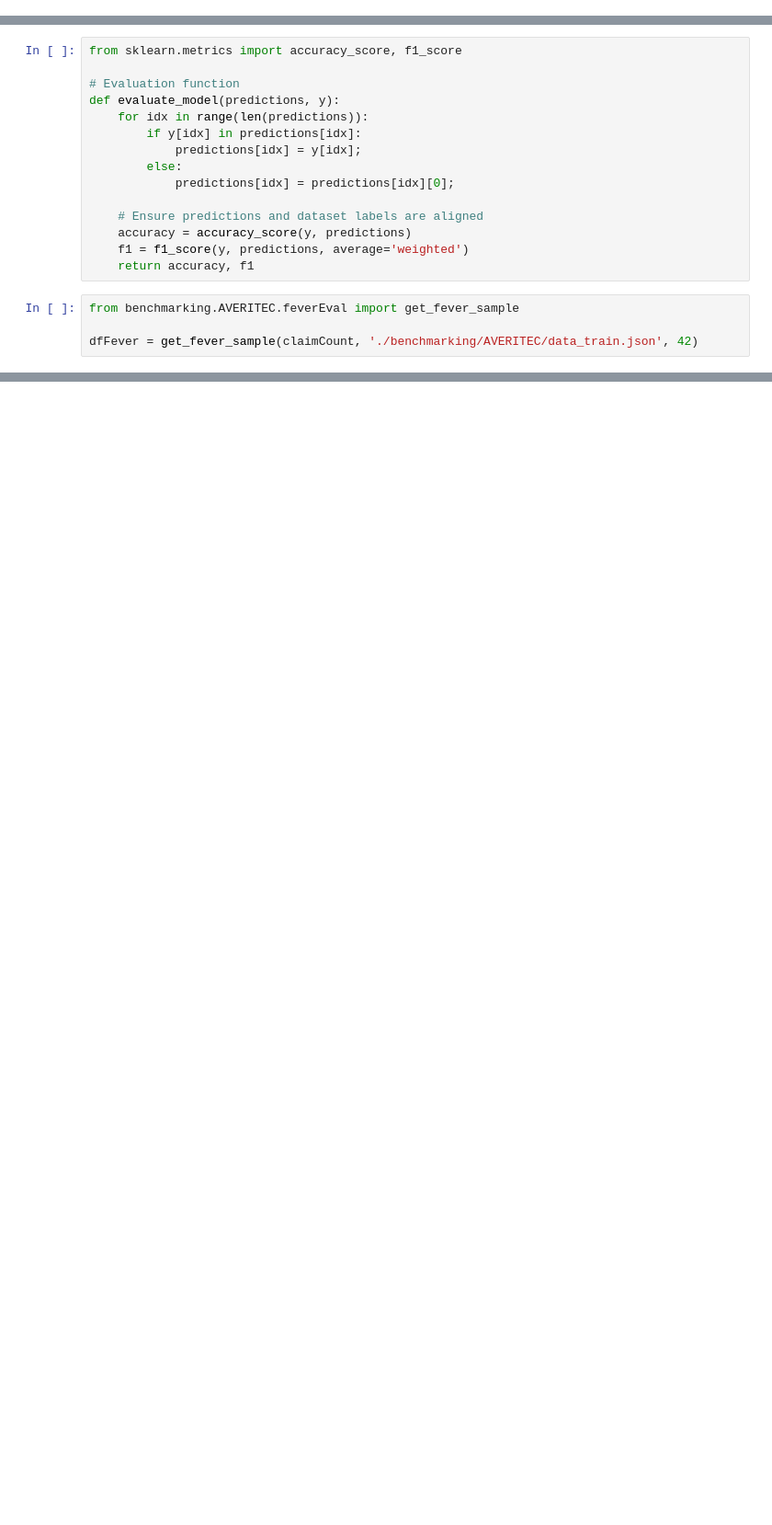
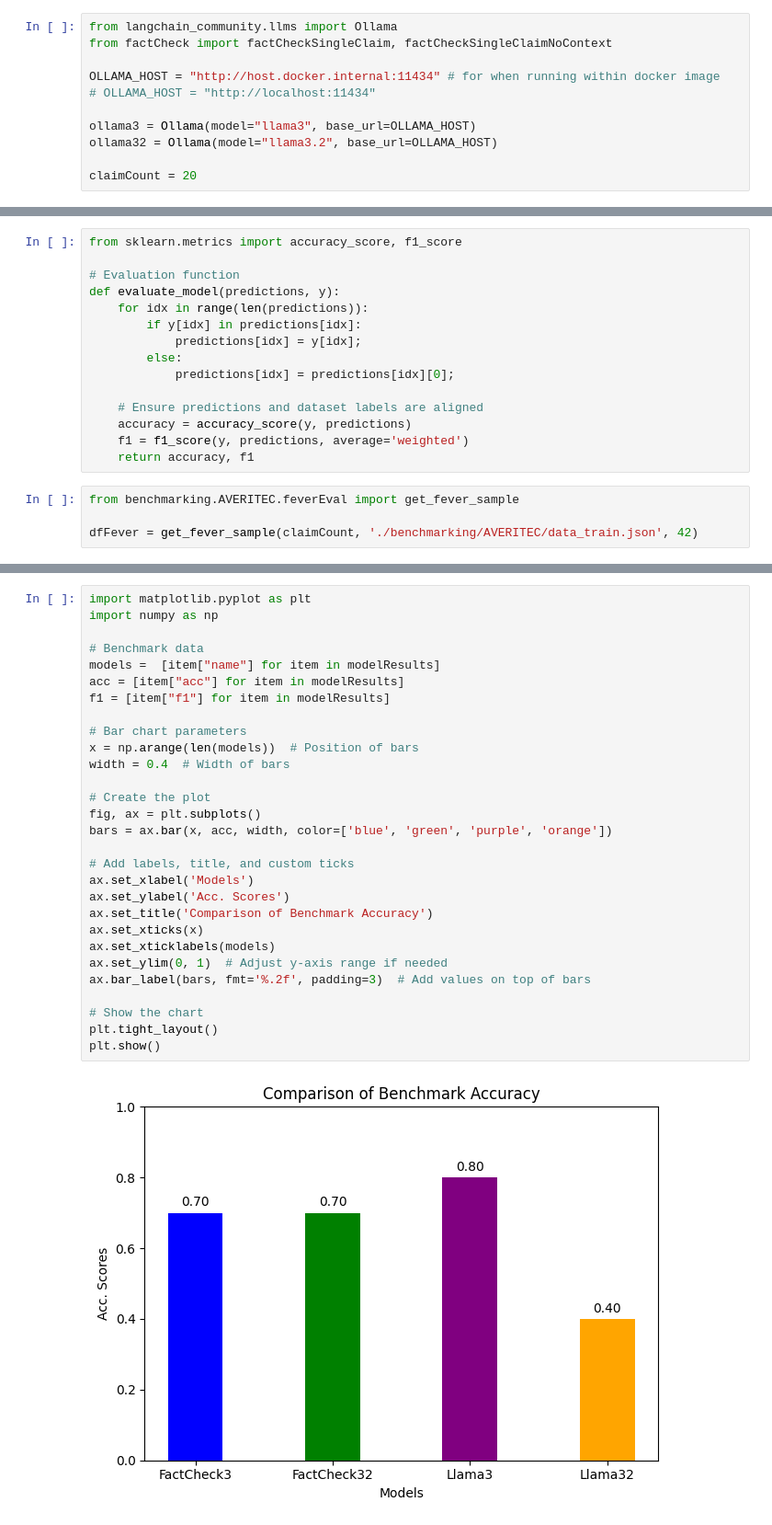
Before and after one commit to danielmarley/FactCheckLLM, a Jupyter notebook: benchmarks.ipynb, the cells around one changed output, grey strips where cells are left out. Shown: that part at 92% size. Cells and saved outputs as stored; diff of their text form; blank space fills up the shorter version.

Commit message:
FEVER benchmark functioning

```diff
--- a/benchmarks.ipynb
+++ b/benchmarks.ipynb
@@ -6,0 +1,11 @@ claimCount = 15
+# %%
+from langchain_community.llms import Ollama
+from factCheck import factCheckSingleClaim, factCheckSingleClaimNoContext
+
+OLLAMA_HOST = "http://host.docker.internal:11434" # for when running within docker image
+# OLLAMA_HOST = "http://localhost:11434"
+
+ollama3 = Ollama(model="llama3", base_url=OLLAMA_HOST)
+ollama32 = Ollama(model="llama3.2", base_url=OLLAMA_HOST)
+
+claimCount = 20
@@ -68,0 +109,31 @@ feverAcc
+# %%
+import matplotlib.pyplot as plt
+import numpy as np
+
+# Benchmark data
+models =  [item["name"] for item in modelResults]
+acc = [item["acc"] for item in modelResults]
+f1 = [item["f1"] for item in modelResults]
+
+# Bar chart parameters
+x = np.arange(len(models))  # Position of bars
+width = 0.4  # Width of bars
+
+# Create the plot
+fig, ax = plt.subplots()
+bars = ax.bar(x, acc, width, color=['blue', 'green', 'purple', 'orange'])
+
+# Add labels, title, and custom ticks
+ax.set_xlabel('Models')
+ax.set_ylabel('Acc. Scores')
+ax.set_title('Comparison of Benchmark Accuracy')
+ax.set_xticks(x)
+ax.set_xticklabels(models)
+ax.set_ylim(0, 1)  # Adjust y-axis range if needed
+ax.bar_label(bars, fmt='%.2f', padding=3)  # Add values on top of bars
+
+# Show the chart
+plt.tight_layout()
+plt.show()
+# %% [output]
+[figure, added]
```
Also changed, not shown: parts of 5 cells of this notebook, 2 other files.
